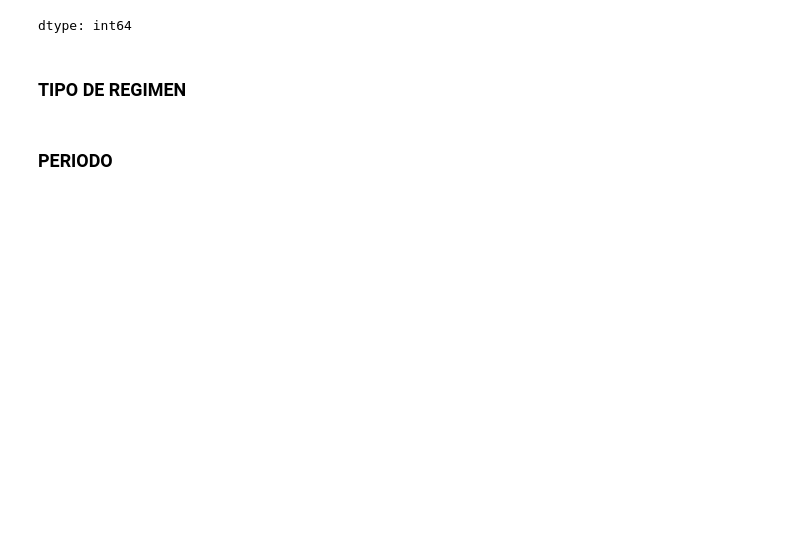
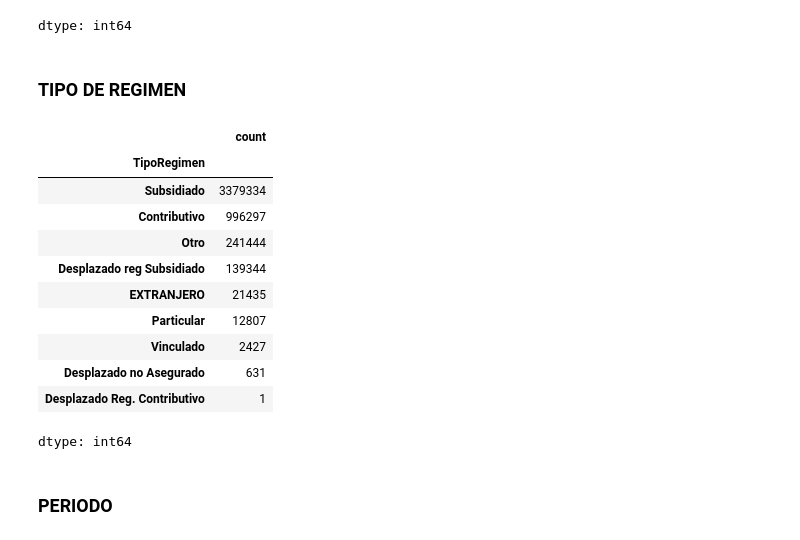
Before and after one commit to aisaza609/Interoperabilidad_Historias_clinicas, a Jupyter notebook: interoperabilidad_sistema_recomendacion_dataset__Hospitalarios.ipynb, the cells around one changed output. Drawn from its saved outputs; the diff is of its cells as text; code cells hidden in the pictures; blank space fills up the shorter version.

```diff
--- a/interoperabilidad_sistema_recomendacion_dataset__Hospitalarios.ipynb
+++ b/interoperabilidad_sistema_recomendacion_dataset__Hospitalarios.ipynb
@@ -487,3 +509,18 @@ tg_pitalito.Sexo.value_counts() #mostramos la informacion de las columnas
 dtype: int64
 # %% [markdown]
 ### TIPO DE REGIMEN
+# %%
+tg_pitalito.TipoRegimen.value_counts() #mostramos la informacion de las columnas
+# %% [output]
+|  | count |
+| TipoRegimen |  |
+| Subsidiado | 3379334 |
+| Contributivo | 996297 |
+| Otro | 241444 |
+| Desplazado reg Subsidiado | 139344 |
+| EXTRANJERO | 21435 |
+| Particular | 12807 |
+| Vinculado | 2427 |
+| Desplazado no Asegurado | 631 |
+| Desplazado Reg. Contributivo | 1 |
+dtype: int64
```
Also changed, not shown: parts of 15 cells of this notebook.
